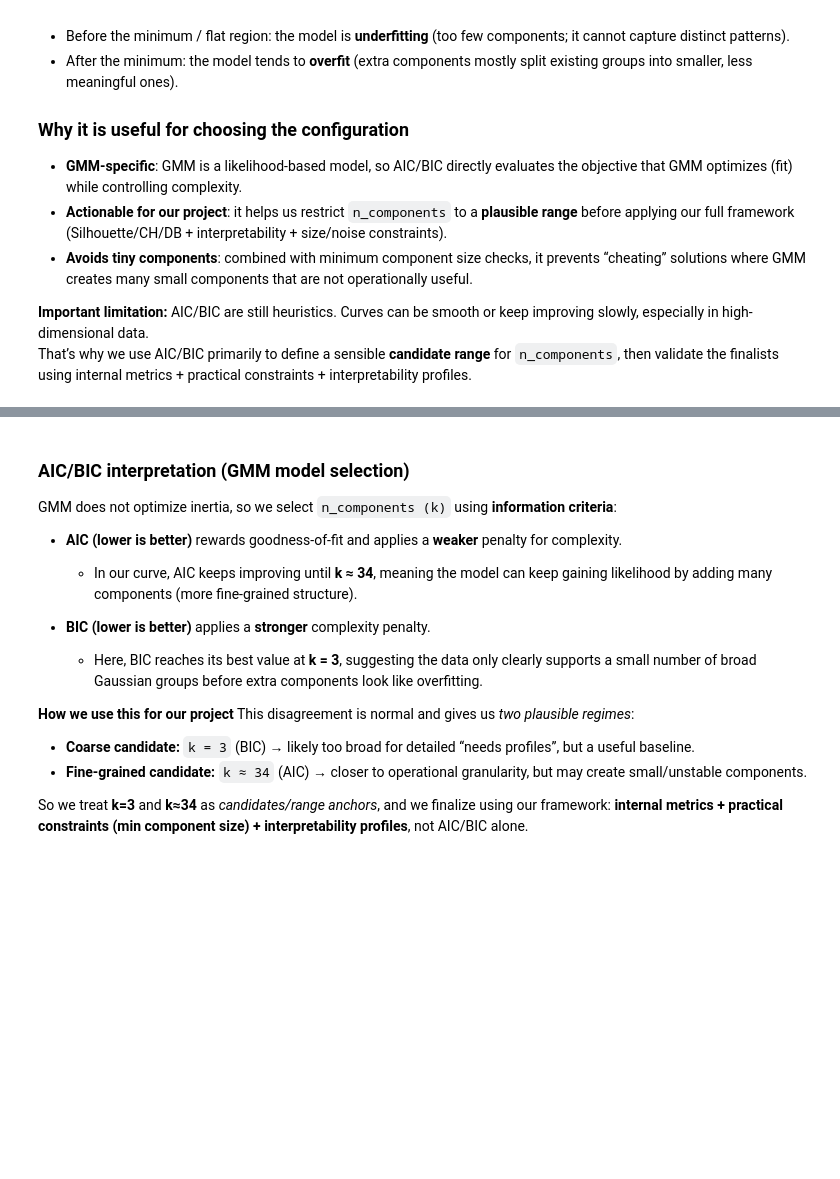
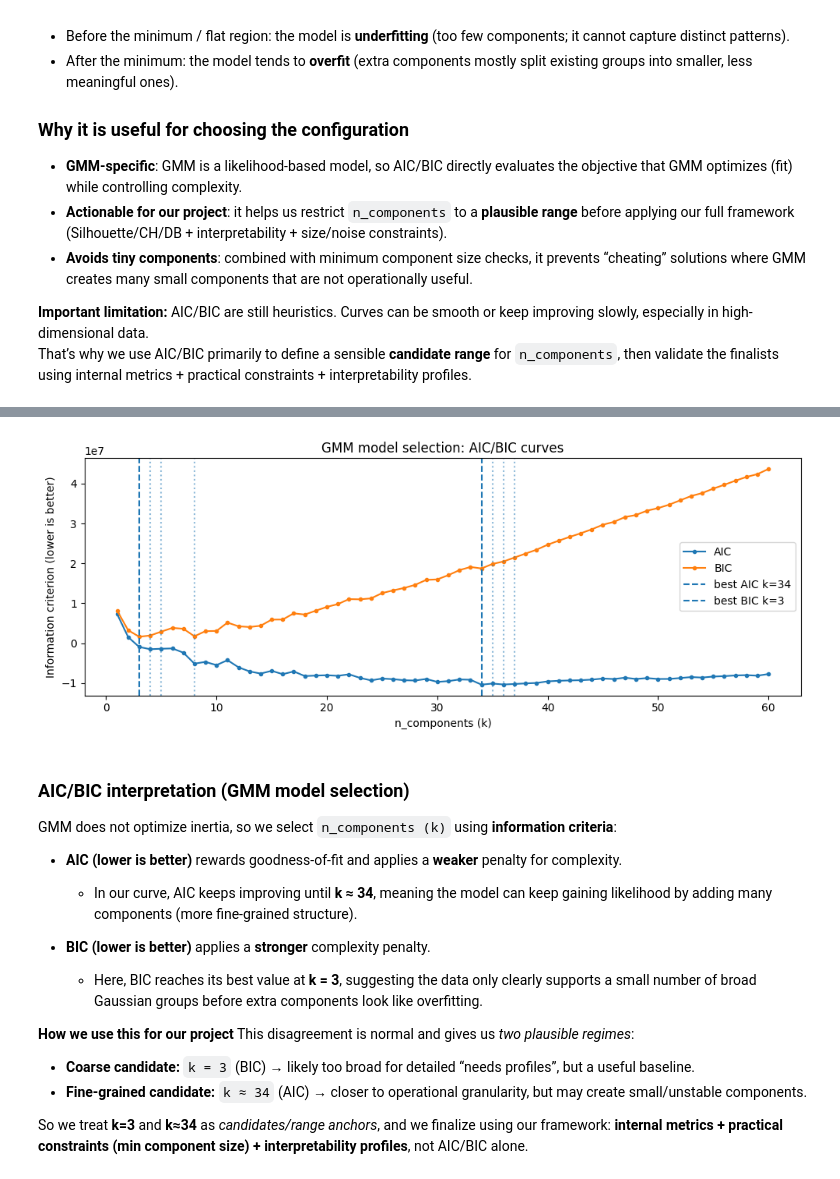
Before and after one commit to Etxarri/ShelterAI, a Jupyter notebook: backend/ai-service/documentation/clustering_models_2.ipynb, the cells around one changed output, grey strips where cells are left out. Saved outputs shown, nothing was run; the diff lists cells and outputs as text; code cells hidden in the pictures; blank space fills up the shorter version.

```diff
--- a/backend/ai-service/documentation/clustering_models_2.ipynb
+++ b/backend/ai-service/documentation/clustering_models_2.ipynb
@@ -3230,34 +3232,63 @@ Interpretation:
 **Important limitation:** AIC/BIC are still heuristics. Curves can be smooth or keep improving slowly, especially in high-dimensional data.
 That’s why we use AIC/BIC primarily to define a sensible **candidate range** for `n_components`, then validate the finalists using internal metrics + practical constraints + interpretability profiles.
 # %%
-K_MAX = 40
+import numpy as np
+import matplotlib.pyplot as plt
+from sklearn.mixture import GaussianMixture
+
+K_MAX = 60
 ks = list(range(1, K_MAX + 1))
 
 aics, bics = [], []
 
-gmm = None
 for k in ks:
-    if gmm is None:
-        gmm = GaussianMixture(
-            n_components=k,
-            covariance_type="full",
-            random_state=42,
-            init_params="kmeans",
-            n_init=1,
-            max_iter=200,
-            tol=1e-3,
-            warm_start=True
-        )
-    else:
-        gmm.set_params(n_components=k)
-
+    gmm = GaussianMixture(n_components=k, covariance_type="full", random_state=42, warm_start=True)
     gmm.fit(X_scaled)
     aics.append(gmm.aic(X_scaled))
     bics.append(gmm.bic(X_scaled))
 
+aics = np.array(aics)
+bics = np.array(bics)
+
 best_aic_k = int(ks[int(np.argmin(aics))])
 best_bic_k = int(ks[int(np.argmin(bics))])
 
-print("Best k by AIC:", best_aic_k)
-print("Best k by BIC:", best_bic_k)
+# ---- 6 extra candidates (AIC and BIC runner-ups) ----
+TOP_EXTRA = 3  # 3 from AIC + 3 from BIC = 6 extra total
+
+aic_rank = np.argsort(aics)
+bic_rank = np.argsort(bics)
+
+extra_aic_ks = [int(ks[i]) for i in aic_rank if int(ks[i]) != best_aic_k][:TOP_EXTRA]
+extra_bic_ks = [int(ks[i]) for i in bic_rank if int(ks[i]) != best_bic_k][:TOP_EXTRA]
+
+print("Best k by AIC (lower is better):", best_aic_k)
+print("Best k by BIC (lower is better):", best_bic_k)
+
+print("\n+ 6 additional candidates:")
+print("AIC runner-ups:", extra_aic_ks)
+print("BIC runner-ups:", extra_bic_ks)
+
+# (optional) show a small table so you can copy candidates easily
+print("\nCandidates summary (k | AIC | BIC):")
+for k in [best_aic_k] + extra_aic_ks + [best_bic_k] + extra_bic_ks:
+    idx = ks.index(k)
+    print(f"k={k:2d} | AIC={aics[idx]:.2f} | BIC={bics[idx]:.2f}")
+
+plt.figure(figsize=(10,4))
+plt.plot(ks, aics, marker=".", label="AIC")
+plt.plot(ks, bics, marker=".", label="BIC")
+plt.axvline(best_aic_k, linestyle="--", label=f"best AIC k={best_aic_k}")
+plt.axvline(best_bic_k, linestyle="--", label=f"best BIC k={best_bic_k}")
+for k in extra_aic_ks:
+    plt.axvline(k, linestyle=":", alpha=0.5)
+for k in extra_bic_ks:
+    plt.axvline(k, linestyle=":", alpha=0.5)
+
+plt.xlabel("n_components (k)")
+plt.ylabel("Information criterion (lower is better)")
+plt.title("GMM model selection: AIC/BIC curves")
+plt.legend()
+plt.tight_layout()
+plt.show()
 # %% [output]
@@ -3266,3 +3311,4 @@ Best k by BIC: 1
+[figure, added]
 # %% [markdown]
 ### AIC/BIC interpretation (GMM model selection)
 
```
Also changed, not shown: parts of 18 cells of this notebook.
